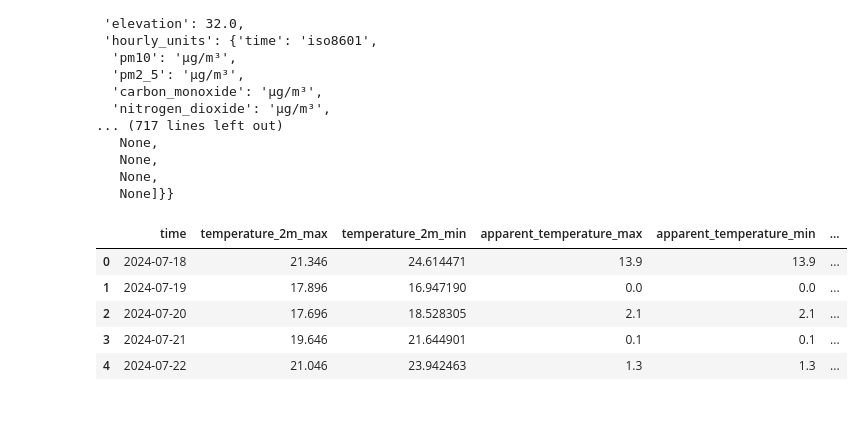
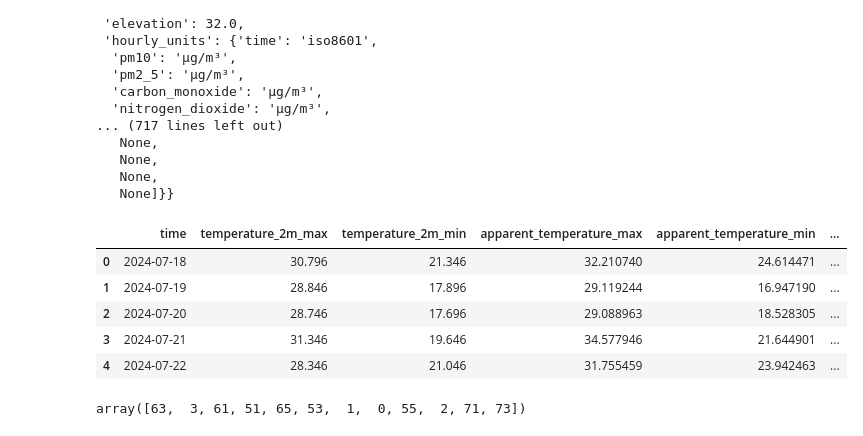
Before and after one commit to rahult18/atmo-flow, a Jupyter notebook: playground.ipynb, the cells around one changed output. Cells and saved outputs as stored; diff of their text form; code cells hidden in the pictures.

```diff
--- a/playground.ipynb
+++ b/playground.ipynb
@@ -73,12 +73,16 @@ aq
    None]}}
 # %%
 import pandas as pd
-df = pd.read_csv("nyc_weather_20240718_20250114.csv")
+df = pd.read_csv("Weather/nyc_weather_20240718_20250114.csv")
 df.head()
 # %% [output]
 |  | time | temperature_2m_max | temperature_2m_min | apparent_temperature_max | apparent_temperature_min | ... |
-| 0 | 2024-07-18 | 21.346 | 24.614471 | 13.9 | 13.9 | ... |
-| 1 | 2024-07-19 | 17.896 | 16.947190 | 0.0 | 0.0 | ... |
-| 2 | 2024-07-20 | 17.696 | 18.528305 | 2.1 | 2.1 | ... |
-| 3 | 2024-07-21 | 19.646 | 21.644901 | 0.1 | 0.1 | ... |
-| 4 | 2024-07-22 | 21.046 | 23.942463 | 1.3 | 1.3 | ... |
+| 0 | 2024-07-18 | 30.796 | 21.346 | 32.210740 | 24.614471 | ... |
+| 1 | 2024-07-19 | 28.846 | 17.896 | 29.119244 | 16.947190 | ... |
+| 2 | 2024-07-20 | 28.746 | 17.696 | 29.088963 | 18.528305 | ... |
+| 3 | 2024-07-21 | 31.346 | 19.646 | 34.577946 | 21.644901 | ... |
+| 4 | 2024-07-22 | 28.346 | 21.046 | 31.755459 | 23.942463 | ... |
+# %%
+df["weather_code"].unique()
+# %% [output]
+array([63,  3, 61, 51, 65, 53,  1,  0, 55,  2, 71, 73])
```
Also changed, not shown: 5 other files.
